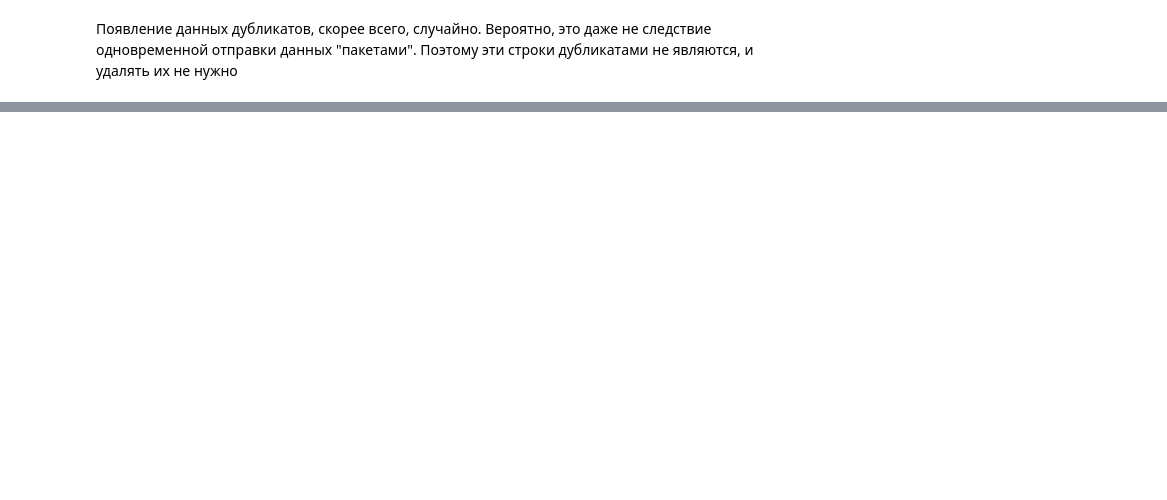
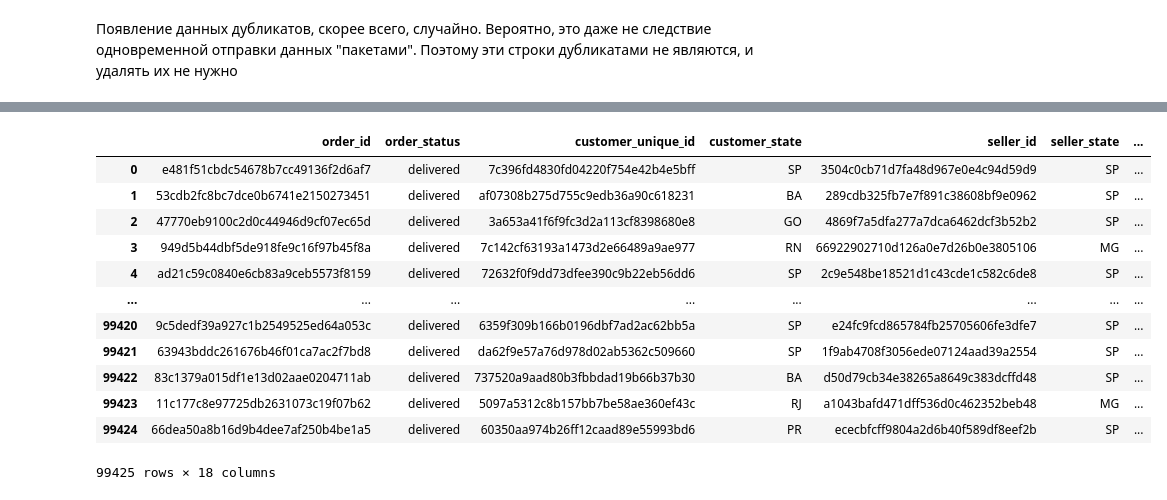
Before and after one commit to trineevkirill/brazillian_ecom, a Jupyter notebook: brazilian ecommerce.ipynb, the cells around one changed output, grey strips where cells are left out. Cells and saved outputs as stored; diff of their text form; code cells hidden in the pictures; blank space fills up the shorter version.

```diff
--- a/brazilian ecommerce.ipynb
+++ b/brazilian ecommerce.ipynb
@@ -310,0 +391,10 @@ real_duplicates.sort_values("order_purchase_timestamp")
+# %%
+# Очищаем датафрейм `order_items` от дубликатов путем сохранения только тех строк, где указано общее количество позиций в заказе
+# Это защитит нас лишней информации и от размножения строк заказов
+
+df_order_items = order_items.drop_duplicates(subset='order_id', keep='last')
+
+# Объединяем датафреймы
+
+df_orders_info = df_orders_info.merge(df_order_items[["order_id", "order_item_id", "seller_id", "price", "freight_value"]], on="order_id", how='left')
+df_orders_info
@@ -310,0 +417,5 @@ real_duplicates.sort_values("order_purchase_timestamp")
+# %%
+# Подтягиваем данные о штате продавца
+
+df_orders_info = df_orders_info.merge(sellers[["seller_id", "seller_state"]], on='seller_id', how='left')
+df_orders_info
@@ -310,0 +436,39 @@ real_duplicates.sort_values("order_purchase_timestamp")
+# %%
+# Вычисляем время каждого из этапов доставки
+
+# время на подтверждения заказа
+df_orders_info["approved"] = (
+    (df_orders_info["order_approved_at"] - df_orders_info["order_purchase_timestamp"]).dt.total_seconds() / 3600
+).round(2)
+
+# время доставки в курьерскую службу
+df_orders_info["delivered_carrier"] = (
+    (df_orders_info["order_delivered_carrier_date"] - df_orders_info["order_approved_at"]).dt.total_seconds() / 3600
+).round(2)
+
+# время доставки до покупателя
+df_orders_info["delivered_customer"] = (
+    (df_orders_info["order_delivered_customer_date"] - df_orders_info["order_delivered_carrier_date"]).dt.total_seconds() / 3600
+).round(2)
+
+# Задержался ли заказ
+
+df_orders_info["is_long"] = (
+    df_orders_info["order_delivered_customer_date"] > df_orders_info["order_estimated_delivery_date"]
+).astype("int")
+# %%
+df_orders_info
+# %% [output]
+|  | order_id | order_status | customer_unique_id | customer_state | seller_id | seller_state | ... |
+| 0 | e481f51cbdc54678b7cc49136f2d6af7 | delivered | 7c396fd4830fd04220f754e42b4e5bff | SP | 3504c0cb71d7fa48d967e0e4c94d59d9 | SP | ... |
+| 1 | 53cdb2fc8bc7dce0b6741e2150273451 | delivered | af07308b275d755c9edb36a90c618231 | BA | 289cdb325fb7e7f891c38608bf9e0962 | SP | ... |
+| 2 | 47770eb9100c2d0c44946d9cf07ec65d | delivered | 3a653a41f6f9fc3d2a113cf8398680e8 | GO | 4869f7a5dfa277a7dca6462dcf3b52b2 | SP | ... |
+| 3 | 949d5b44dbf5de918fe9c16f97b45f8a | delivered | 7c142cf63193a1473d2e66489a9ae977 | RN | 66922902710d126a0e7d26b0e3805106 | MG | ... |
+| 4 | ad21c59c0840e6cb83a9ceb5573f8159 | delivered | 72632f0f9dd73dfee390c9b22eb56dd6 | SP | 2c9e548be18521d1c43cde1c582c6de8 | SP | ... |
+| ... | ... | ... | ... | ... | ... | ... | ... |
+| 99420 | 9c5dedf39a927c1b2549525ed64a053c | delivered | 6359f309b166b0196dbf7ad2ac62bb5a | SP | e24fc9fcd865784fb25705606fe3dfe7 | SP | ... |
+| 99421 | 63943bddc261676b46f01ca7ac2f7bd8 | delivered | da62f9e57a76d978d02ab5362c509660 | SP | 1f9ab4708f3056ede07124aad39a2554 | SP | ... |
+| 99422 | 83c1379a015df1e13d02aae0204711ab | delivered | 737520a9aad80b3fbbdad19b66b37b30 | BA | d50d79cb34e38265a8649c383dcffd48 | SP | ... |
+| 99423 | 11c177c8e97725db2631073c19f07b62 | delivered | 5097a5312c8b157bb7be58ae360ef43c | RJ | a1043bafd471dff536d0c462352beb48 | MG | ... |
+| 99424 | 66dea50a8b16d9b4dee7af250b4be1a5 | delivered | 60350aa974b26ff12caad89e55993bd6 | PR | ececbfcff9804a2d6b40f589df8eef2b | SP | ... |
+99425 rows × 18 columns
```
Also changed, not shown: parts of 15 cells of this notebook.
